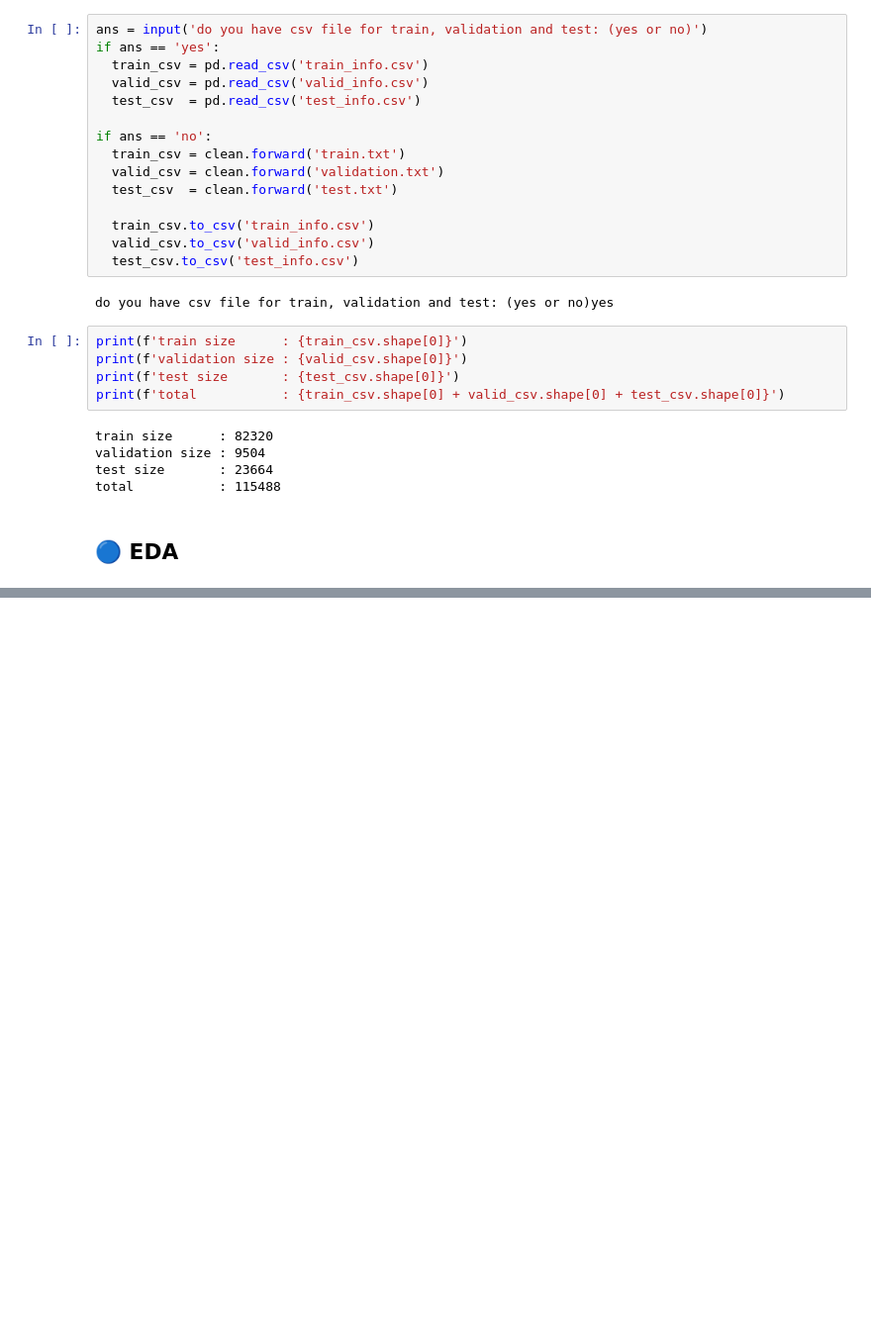
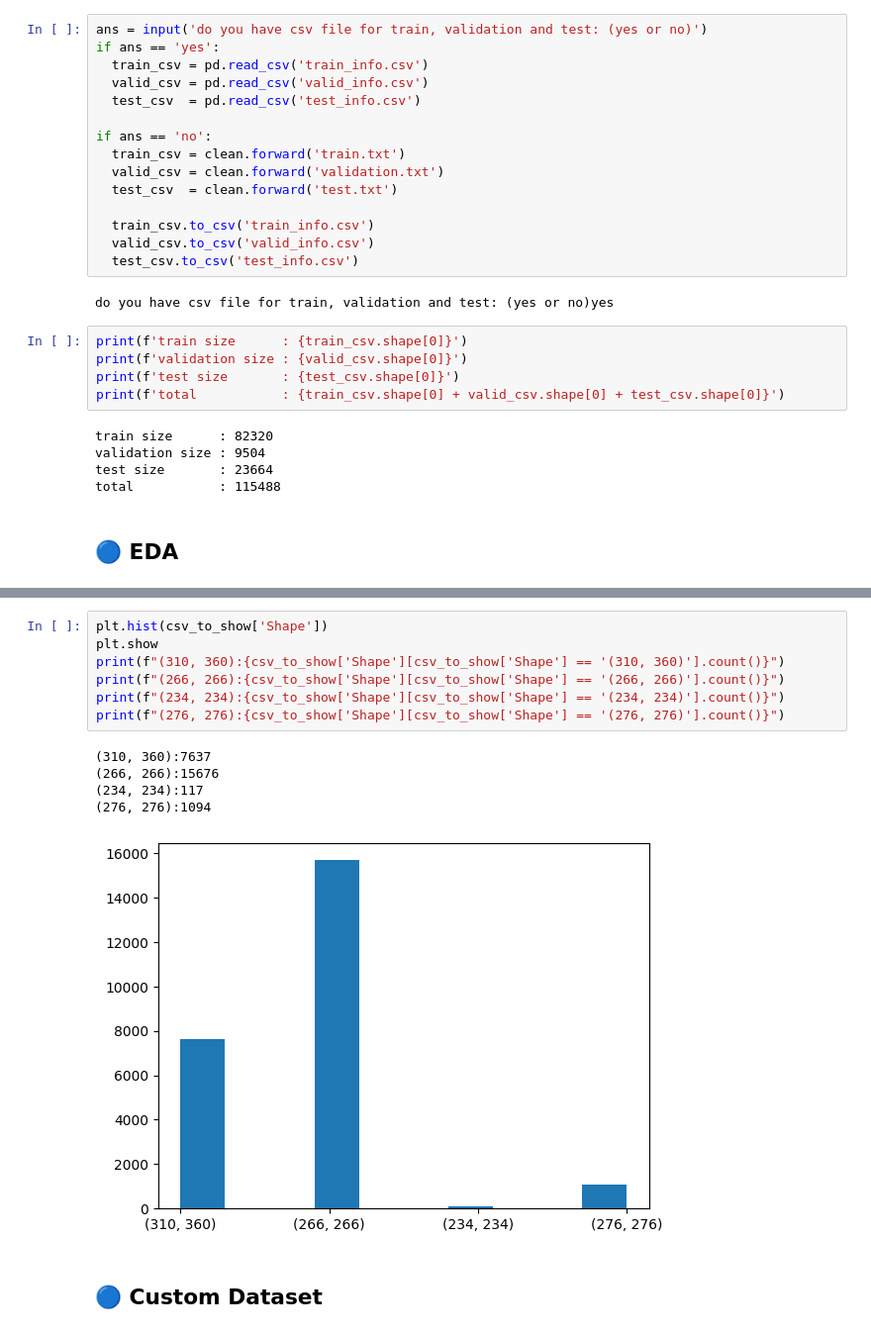
Before and after one commit to ahmadrezabaqerzade/medical-image-segmentation, a Jupyter notebook: MIS.ipynb, the cells around one changed output, grey strips where cells are left out. Shown: that part at 99% size. Saved outputs shown, nothing was run; the diff lists cells and outputs as text; blank space fills up the shorter version.

```diff
--- a/MIS.ipynb
+++ b/MIS.ipynb
@@ -241,0 +341,15 @@ total           : 115488
+# %%
+plt.hist(csv_to_show['Shape'])
+plt.show
+print(f"(310, 360):{csv_to_show['Shape'][csv_to_show['Shape'] == '(310, 360)'].count()}")
+print(f"(266, 266):{csv_to_show['Shape'][csv_to_show['Shape'] == '(266, 266)'].count()}")
+print(f"(234, 234):{csv_to_show['Shape'][csv_to_show['Shape'] == '(234, 234)'].count()}")
+print(f"(276, 276):{csv_to_show['Shape'][csv_to_show['Shape'] == '(276, 276)'].count()}")
+# %% [output]
+(310, 360):7637
+(266, 266):15676
+(234, 234):117
+(276, 276):1094
+[figure, added]
+# %% [markdown]
+## 🔵 **Custom Dataset**
```
Also changed, not shown: parts of 19 cells of this notebook.
